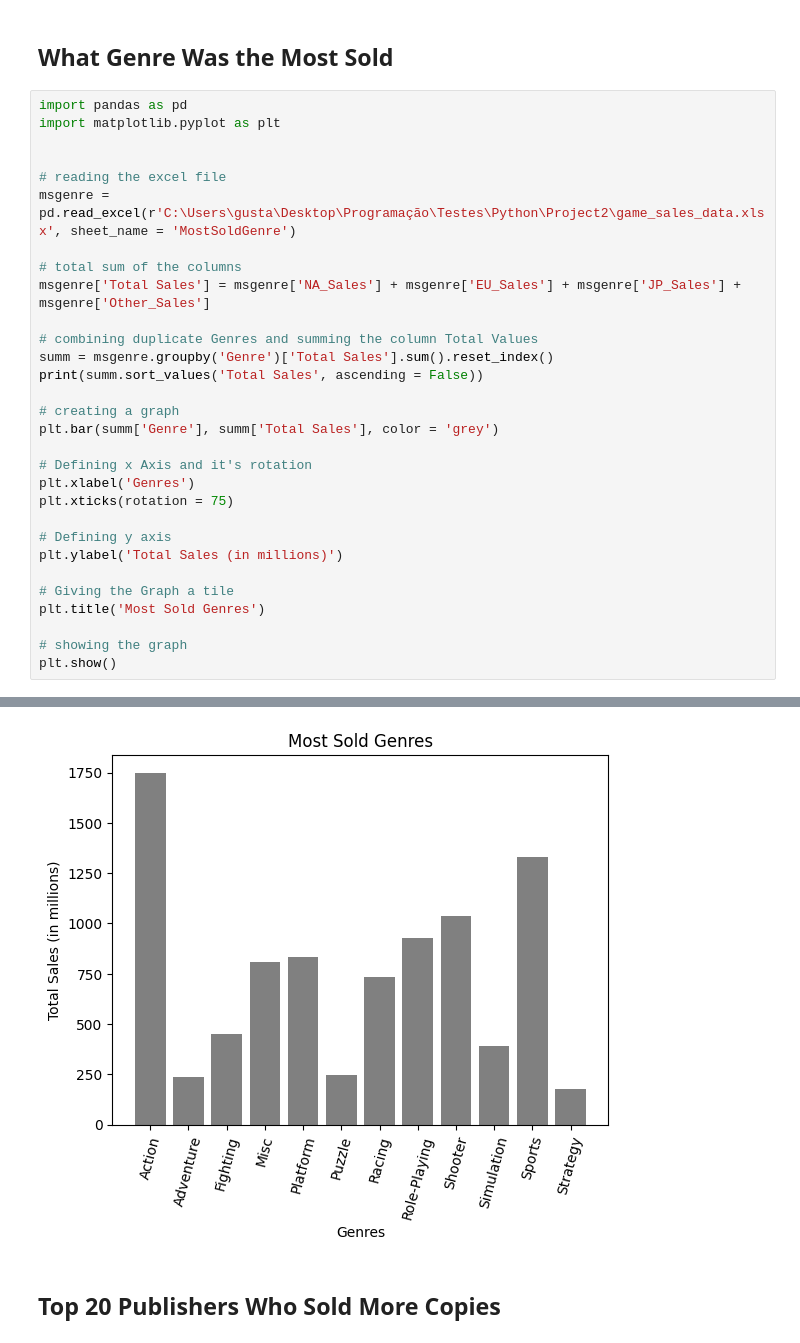
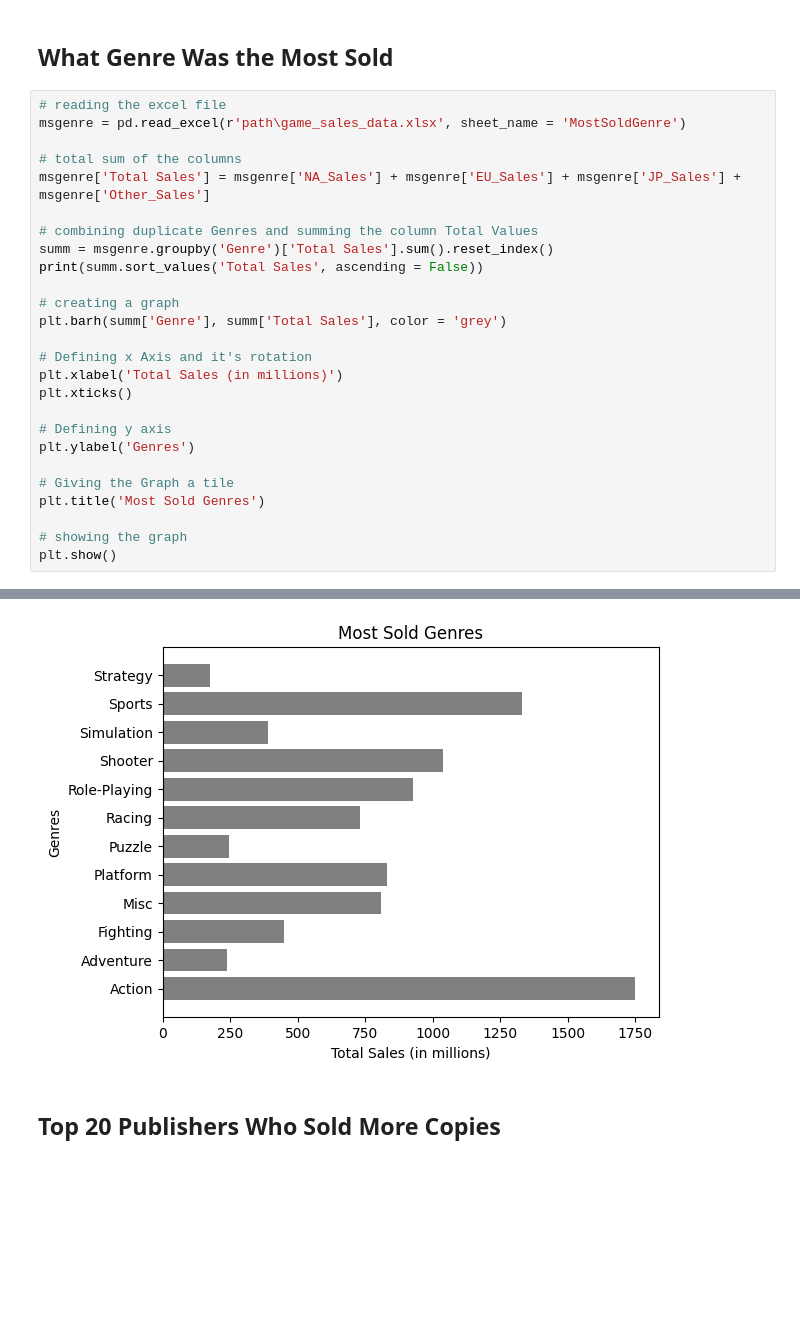
Before and after one commit to gustavopin/GameSalesDataAnalysis, a Jupyter notebook: gameds_analysis.ipynb, the cells around one changed output, grey strips where cells are left out. Cells and saved outputs as stored; diff of their text form; blank space fills up the shorter version.

```diff
--- a/gameds_analysis.ipynb
+++ b/gameds_analysis.ipynb
@@ -159,50 +158,46 @@ Name: Publisher, dtype: int64
 # %% [markdown]
 ## What Genre Was the Most Sold
 # %%
-import pandas as pd
-import matplotlib.pyplot as plt
-
-
 # reading the excel file
-msgenre = pd.read_excel(r'C:\Users\gusta\Desktop\Programação\Testes\Python\Project2\game_sales_data.xlsx', sheet_name = 'MostSoldGenre')
+msgenre = pd.read_excel(r'path\game_sales_data.xlsx', sheet_name = 'MostSoldGenre')
 
 # total sum of the columns
 msgenre['Total Sales'] = msgenre['NA_Sales'] + msgenre['EU_Sales'] + msgenre['JP_Sales'] + msgenre['Other_Sales']
 
 # combining duplicate Genres and summing the column Total Values
 summ = msgenre.groupby('Genre')['Total Sales'].sum().reset_index()
 print(summ.sort_values('Total Sales', ascending = False))
 
 # creating a graph
-plt.bar(summ['Genre'], summ['Total Sales'], color = 'grey')
+plt.barh(summ['Genre'], summ['Total Sales'], color = 'grey')
 
 # Defining x Axis and it's rotation
-plt.xlabel('Genres')
-plt.xticks(rotation = 75)
+plt.xlabel('Total Sales (in millions)')
+plt.xticks()
 
 # Defining y axis
-plt.ylabel('Total Sales (in millions)')
+plt.ylabel('Genres')
 
 # Giving the Graph a tile
 plt.title('Most Sold Genres')
 
 # showing the graph
 plt.show()
 # %% [output]
            Genre  Total Sales
 0         Action      1749.90
 10        Sports      1330.54
 8        Shooter      1036.84
 7   Role-Playing       927.26
 4       Platform       831.04
 3           Misc       809.30
 6         Racing       731.77
 2       Fighting       448.94
 9     Simulation       391.91
 5         Puzzle       244.42
 1      Adventure       237.59
 11      Strategy       174.86
-[figure, old version]
+[figure, new version]
 # %% [markdown]
 ## Top 20 Publishers Who Sold More Copies
 # %%
```
Also changed, not shown: parts of 7 cells of this notebook, 1 other file.
